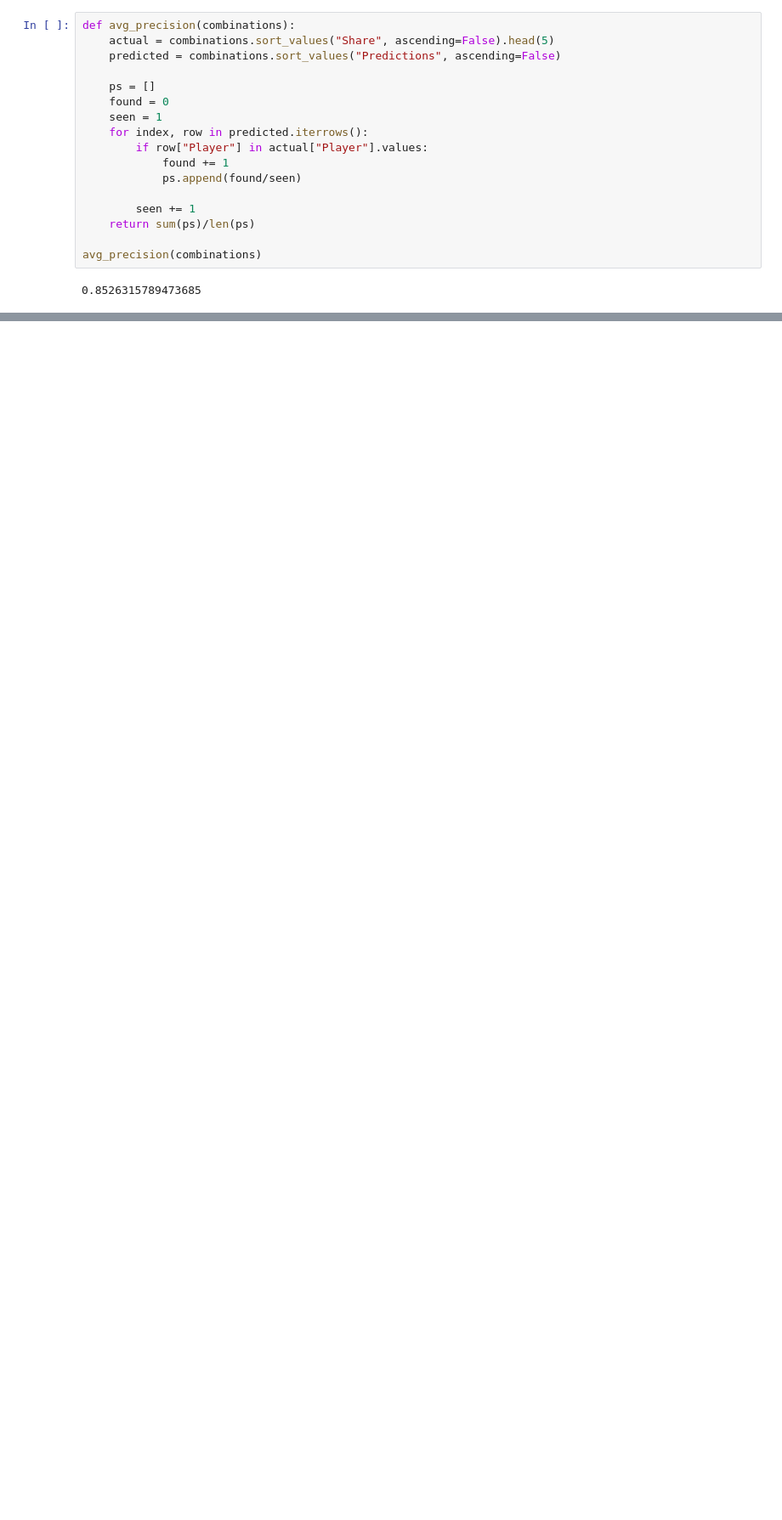
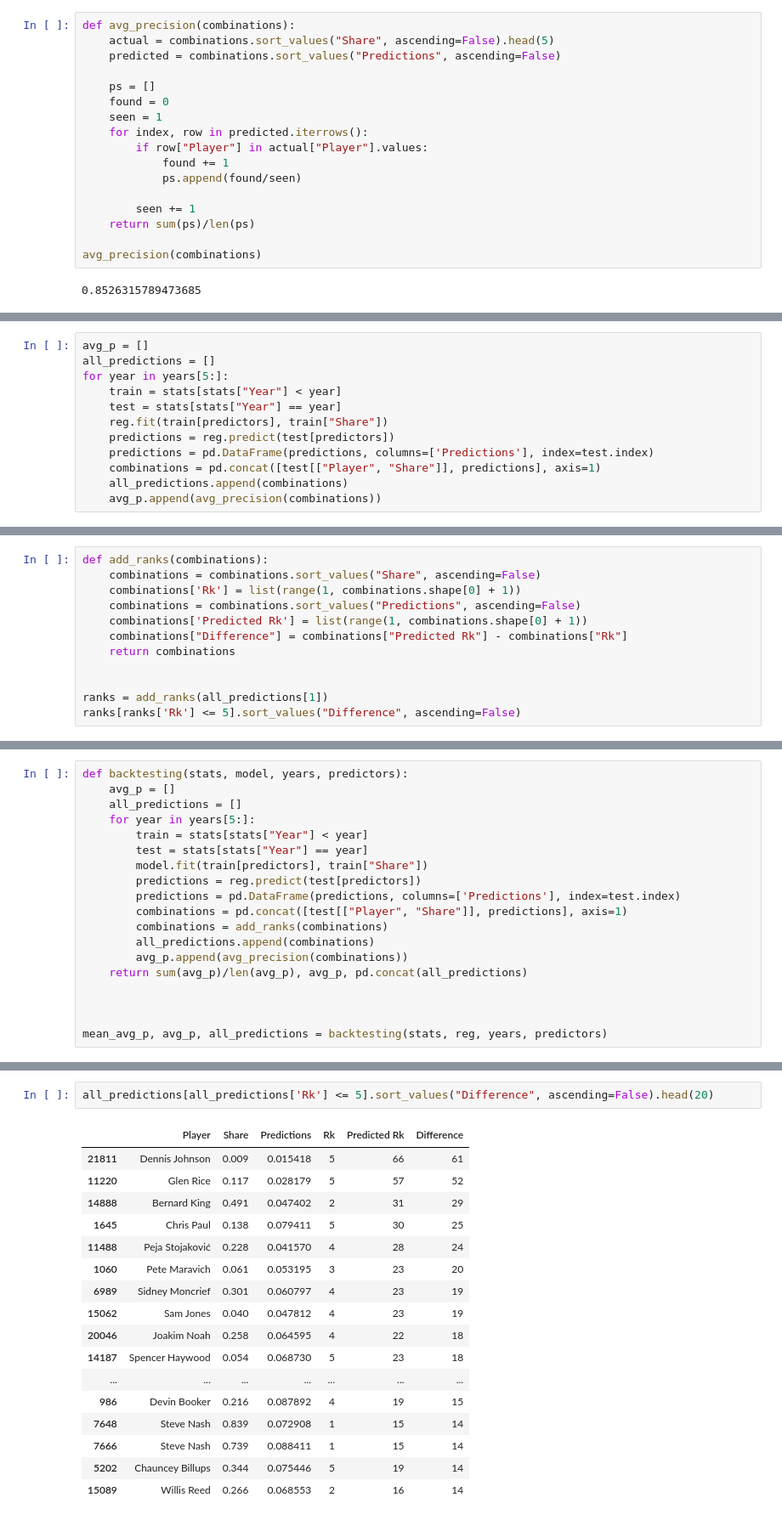
Before and after one commit to param10/NBa_MVP_Prediction, a Jupyter notebook: machineLearning.ipynb, the cells around one changed output, grey strips where cells are left out. Shown: that part at 85% size. Saved outputs shown, nothing was run; the diff lists cells and outputs as text; blank space fills up the shorter version.

```diff
--- a/machineLearning.ipynb
+++ b/machineLearning.ipynb
@@ -192,0 +200,12 @@ avg_precision(combinations)
+# %%
+avg_p = []
+all_predictions = []
+for year in years[5:]:
+    train = stats[stats["Year"] < year]
+    test = stats[stats["Year"] == year]
+    reg.fit(train[predictors], train["Share"])
+    predictions = reg.predict(test[predictors])
+    predictions = pd.DataFrame(predictions, columns=['Predictions'], index=test.index)
+    combinations = pd.concat([test[["Player", "Share"]], predictions], axis=1)
+    all_predictions.append(combinations)
+    avg_p.append(avg_precision(combinations))
@@ -192,0 +217,12 @@ avg_precision(combinations)
+# %%
+def add_ranks(combinations):
+    combinations = combinations.sort_values("Share", ascending=False)
+    combinations['Rk'] = list(range(1, combinations.shape[0] + 1))
+    combinations = combinations.sort_values("Predictions", ascending=False)
+    combinations['Predicted Rk'] = list(range(1, combinations.shape[0] + 1))
+    combinations["Difference"] = combinations["Predicted Rk"] - combinations["Rk"]
+    return combinations
+
+
+ranks = add_ranks(all_predictions[1])
+ranks[ranks['Rk'] <= 5].sort_values("Difference", ascending=False)
@@ -192,0 +236,19 @@ avg_precision(combinations)
+# %%
+def backtesting(stats, model, years, predictors):
+    avg_p = []
+    all_predictions = []
+    for year in years[5:]:
+        train = stats[stats["Year"] < year]
+        test = stats[stats["Year"] == year]
+        model.fit(train[predictors], train["Share"])
+        predictions = reg.predict(test[predictors])
+        predictions = pd.DataFrame(predictions, columns=['Predictions'], index=test.index)
+        combinations = pd.concat([test[["Player", "Share"]], predictions], axis=1)
+        combinations = add_ranks(combinations)
+        all_predictions.append(combinations)
+        avg_p.append(avg_precision(combinations))
+    return sum(avg_p)/len(avg_p), avg_p, pd.concat(all_predictions)
+
+
+
+mean_avg_p, avg_p, all_predictions = backtesting(stats, reg, years, predictors)
@@ -192,0 +259,20 @@ avg_precision(combinations)
+# %%
+all_predictions[all_predictions['Rk'] <= 5].sort_values("Difference", ascending=False).head(20)
+# %% [output]
+|  | Player | Share | Predictions | Rk | Predicted Rk | Difference |
+| 21811 | Dennis Johnson | 0.009 | 0.015418 | 5 | 66 | 61 |
+| 11220 | Glen Rice | 0.117 | 0.028179 | 5 | 57 | 52 |
+| 14888 | Bernard King | 0.491 | 0.047402 | 2 | 31 | 29 |
+| 1645 | Chris Paul | 0.138 | 0.079411 | 5 | 30 | 25 |
+| 11488 | Peja Stojaković | 0.228 | 0.041570 | 4 | 28 | 24 |
+| 1060 | Pete Maravich | 0.061 | 0.053195 | 3 | 23 | 20 |
+| 6989 | Sidney Moncrief | 0.301 | 0.060797 | 4 | 23 | 19 |
+| 15062 | Sam Jones | 0.040 | 0.047812 | 4 | 23 | 19 |
+| 20046 | Joakim Noah | 0.258 | 0.064595 | 4 | 22 | 18 |
+| 14187 | Spencer Haywood | 0.054 | 0.068730 | 5 | 23 | 18 |
+| ... | ... | ... | ... | ... | ... | ... |
+| 986 | Devin Booker | 0.216 | 0.087892 | 4 | 19 | 15 |
+| 7648 | Steve Nash | 0.839 | 0.072908 | 1 | 15 | 14 |
+| 7666 | Steve Nash | 0.739 | 0.088411 | 1 | 15 | 14 |
+| 5202 | Chauncey Billups | 0.344 | 0.075446 | 5 | 19 | 14 |
+| 15089 | Willis Reed | 0.266 | 0.068553 | 2 | 16 | 14 |
```
Also changed, not shown: parts of 11 cells of this notebook.
